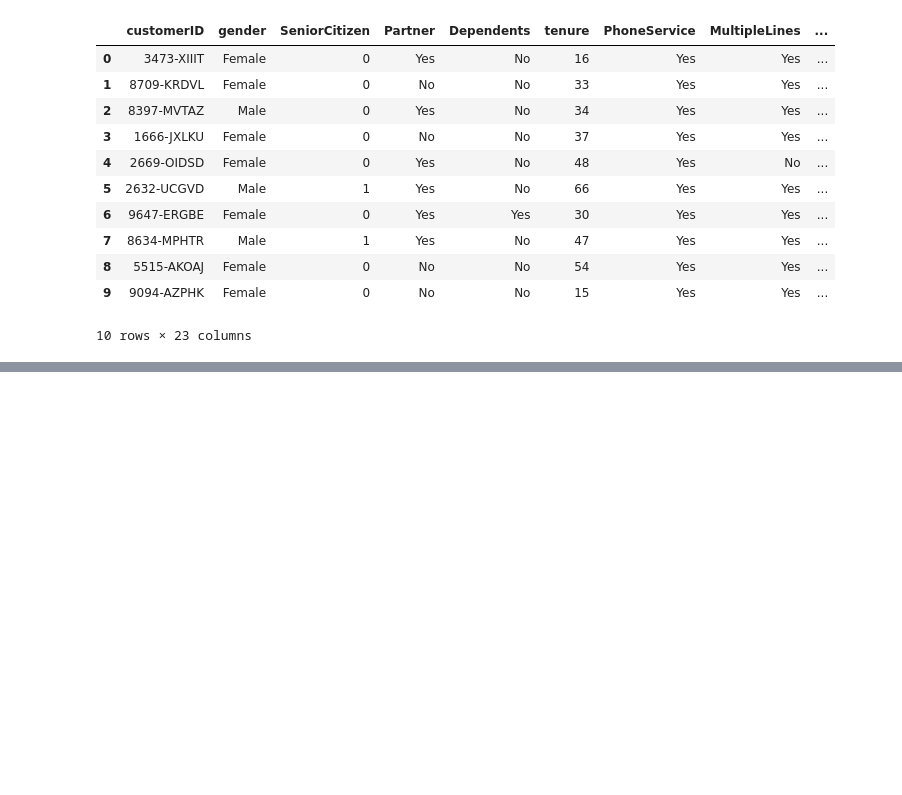
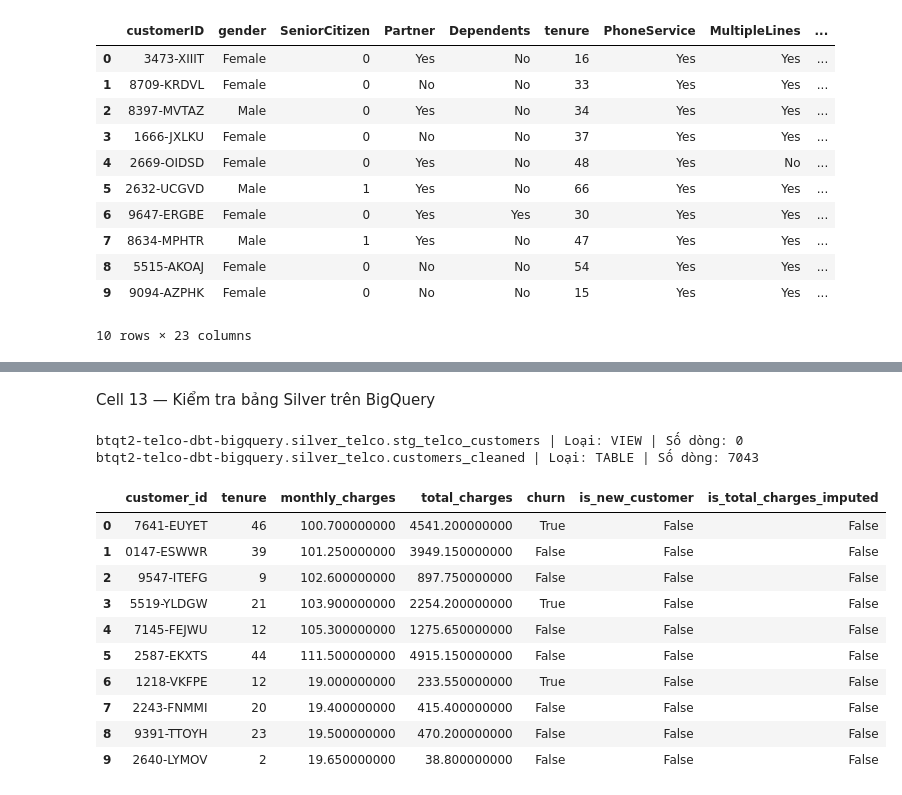
Before and after one commit to huyenpiano1711/BTQT2_Telco_dbt_BigQuery, a Jupyter notebook: telco_bronze_to_silver.ipynb, the cells around one changed output, grey strips where cells are left out. Cells and saved outputs as stored; diff of their text form; code cells hidden in the pictures; blank space fills up the shorter version.

```diff
--- a/telco_bronze_to_silver.ipynb
+++ b/telco_bronze_to_silver.ipynb
@@ -251,0 +384,37 @@ bq.query(f"SELECT * FROM `{table_id}` LIMIT 10").to_dataframe()
+# %% [markdown]
+Cell 13 — Kiểm tra bảng Silver trên BigQuery
+# %%
+# Đảm bảo các cấu hình và client được thiết lập an toàn
+PROJECT_ID = globals().get('PROJECT_ID', 'btqt2-telco-dbt-bigquery')
+SILVER_DATASET = globals().get('SILVER_DATASET', 'silver_telco')
+SILVER_TABLE = globals().get('SILVER_TABLE', 'customers_cleaned')
+
+from google.cloud import bigquery
+bq = globals().get('bq') or bigquery.Client(project=PROJECT_ID)
+
+silver_id = f"{PROJECT_ID}.{SILVER_DATASET}.{SILVER_TABLE}"
+staging_id = f"{PROJECT_ID}.{SILVER_DATASET}.stg_telco_customers"
+
+for t in [staging_id, silver_id]:
+    table = bq.get_table(t)
+    print(t, "| Loại:", table.table_type, "| Số dòng:", table.num_rows)
+
+display(bq.query(f"""
+SELECT customer_id, tenure, monthly_charges, total_charges,
+       churn, is_new_customer, is_total_charges_imputed
+FROM `{silver_id}` LIMIT 10
+""").to_dataframe())
+# %% [output]
+btqt2-telco-dbt-bigquery.silver_telco.stg_telco_customers | Loại: VIEW | Số dòng: 0
+btqt2-telco-dbt-bigquery.silver_telco.customers_cleaned | Loại: TABLE | Số dòng: 7043
+|  | customer_id | tenure | monthly_charges | total_charges | churn | is_new_customer | is_total_charges_imputed |
+| 0 | 7641-EUYET | 46 | 100.700000000 | 4541.200000000 | True | False | False |
+| 1 | 0147-ESWWR | 39 | 101.250000000 | 3949.150000000 | False | False | False |
+| 2 | 9547-ITEFG | 9 | 102.600000000 | 897.750000000 | False | False | False |
+| 3 | 5519-YLDGW | 21 | 103.900000000 | 2254.200000000 | True | False | False |
+| 4 | 7145-FEJWU | 12 | 105.300000000 | 1275.650000000 | False | False | False |
+| 5 | 2587-EKXTS | 44 | 111.500000000 | 4915.150000000 | False | False | False |
+| 6 | 1218-VKFPE | 12 | 19.000000000 | 233.550000000 | True | False | False |
+| 7 | 2243-FNMMI | 20 | 19.400000000 | 415.400000000 | False | False | False |
+| 8 | 9391-TTOYH | 23 | 19.500000000 | 470.200000000 | False | False | False |
+| 9 | 2640-LYMOV | 2 | 19.650000000 | 38.800000000 | False | False | False |
```
Also changed, not shown: parts of 13 cells of this notebook.
